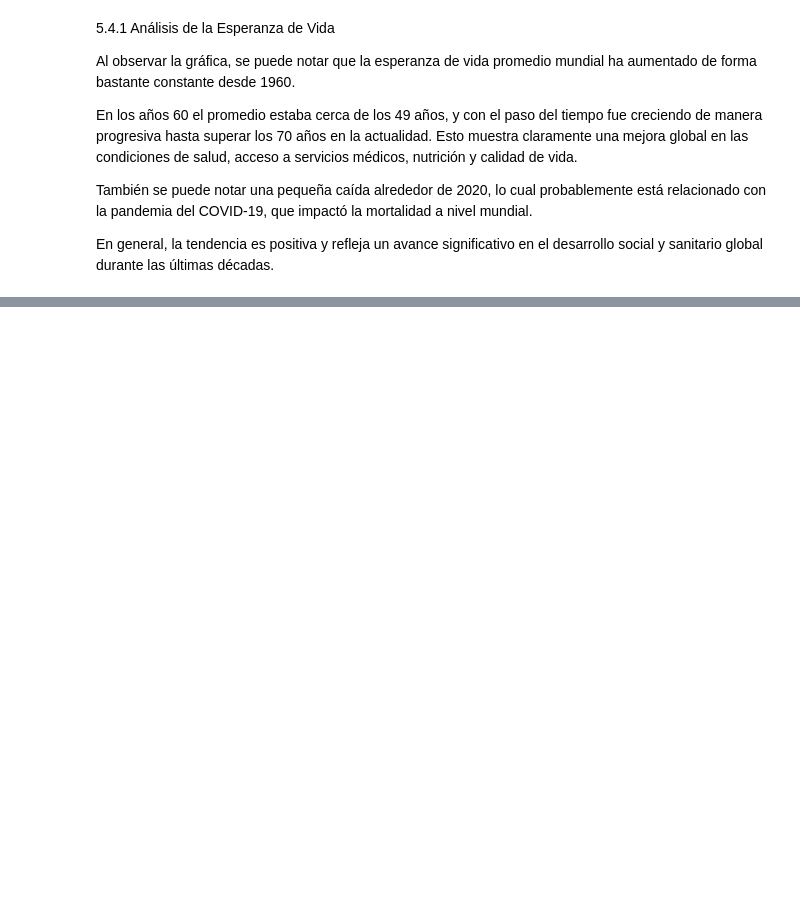
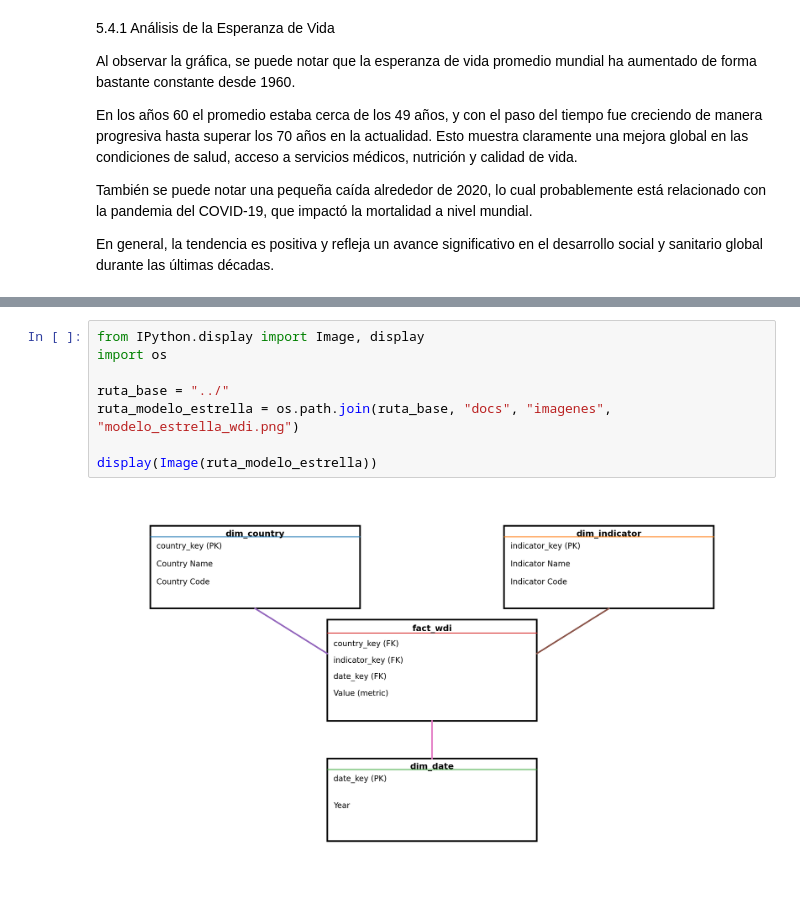
Before and after one commit to aglsystems-ragl/PROYECTO_WDI_ETL, a Jupyter notebook: notebooks/ETL_WDI.ipynb, the cells around one changed output, grey strips where cells are left out. Cells and saved outputs as stored; diff of their text form; blank space fills up the shorter version.

```diff
--- a/notebooks/ETL_WDI.ipynb
+++ b/notebooks/ETL_WDI.ipynb
@@ -262,0 +590,10 @@ En general, la tendencia es positiva y refleja un avance significativo en el des
+# %%
+from IPython.display import Image, display
+import os
+
+ruta_base = "../"
+ruta_modelo_estrella = os.path.join(ruta_base, "docs", "imagenes", "modelo_estrella_wdi.png")
+
+display(Image(ruta_modelo_estrella))
+# %% [output]
+[figure, added]
```
Also changed, not shown: parts of 24 cells of this notebook, 2 other files.
